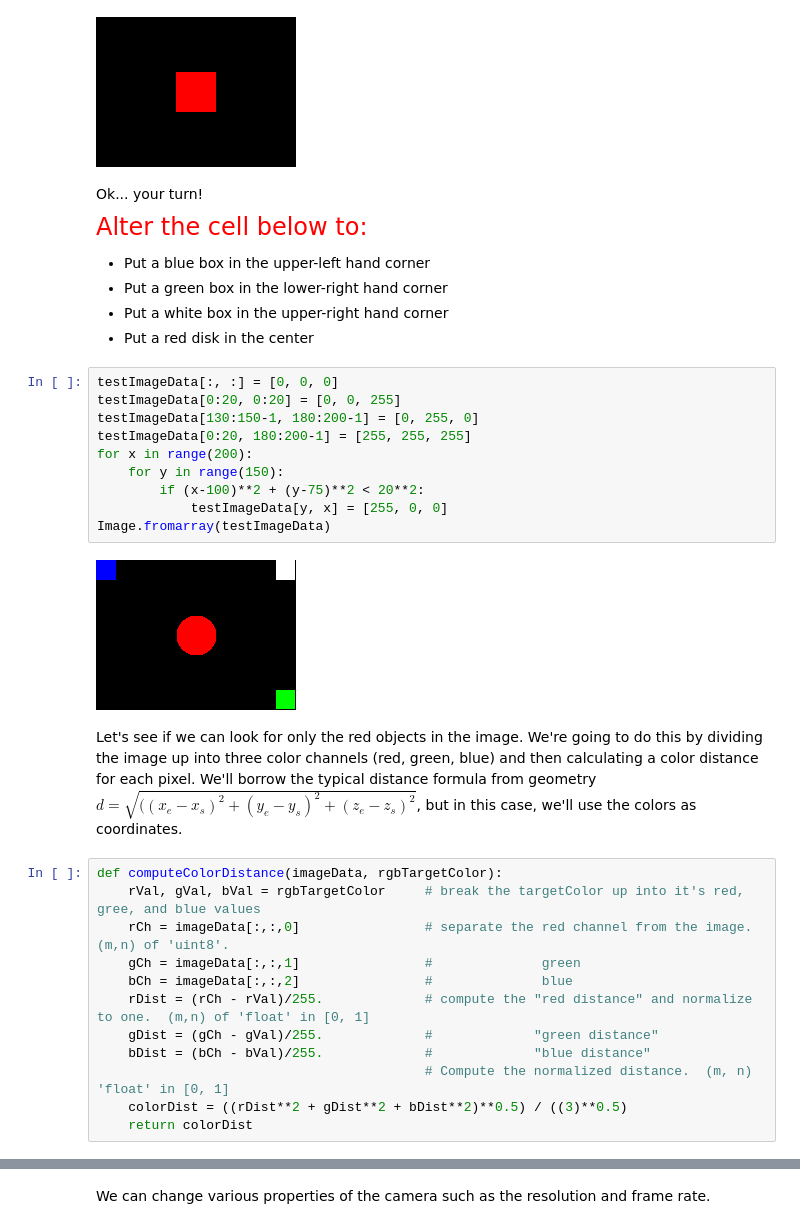
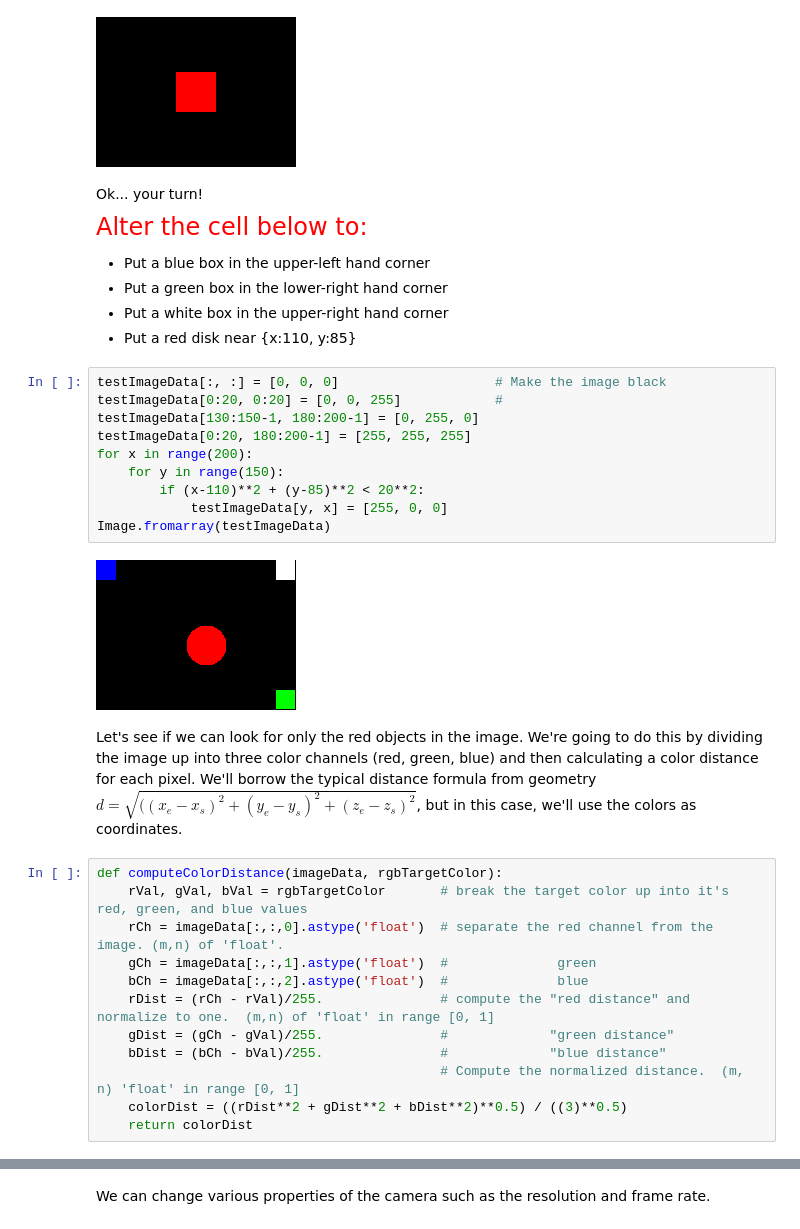
Before and after one commit to brianedw/PyVisionLab, a Jupyter notebook: labSoln.ipynb, the cells around one changed output, grey strips where cells are left out. Saved outputs shown, nothing was run; the diff lists cells and outputs as text.

Commit message:
Finished Image Processing

```diff
--- a/labSoln.ipynb
+++ b/labSoln.ipynb
@@ -54,30 +57,30 @@ Ok... your turn!
 * Put a blue box in the upper-left hand corner
 * Put a green box in the lower-right hand corner
 * Put a white box in the upper-right hand corner
-* Put a red disk in the center
+* Put a red disk near {x:110, y:85}
 # %%
-testImageData[:, :] = [0, 0, 0]
-testImageData[0:20, 0:20] = [0, 0, 255]
+testImageData[:, :] = [0, 0, 0]                    # Make the image black
+testImageData[0:20, 0:20] = [0, 0, 255]            #
 testImageData[130:150-1, 180:200-1] = [0, 255, 0]
 testImageData[0:20, 180:200-1] = [255, 255, 255]
 for x in range(200):
     for y in range(150):
-        if (x-100)**2 + (y-75)**2 < 20**2:
+        if (x-110)**2 + (y-85)**2 < 20**2:
             testImageData[y, x] = [255, 0, 0]
 Image.fromarray(testImageData)
 # %% [output]
-[figure, old version]
+[figure, new version]
 # %% [markdown]
 Let's see if we can look for only the red objects in the image.  We're going to do this by dividing the image up into three color channels (red, green, blue) and then calculating a color distance for each pixel.  We'll borrow the typical distance formula from geometry $d = \sqrt{((x_e - x_s)^2 + (y_e - y_s)^2 + (z_e - z_s)^2}$, but in this case, we'll use the colors as coordinates.
 # %%
 def computeColorDistance(imageData, rgbTargetColor):
-    rVal, gVal, bVal = rgbTargetColor     # break the targetColor up into it's red, gree, and blue values
-    rCh = imageData[:,:,0]                # separate the red channel from the image. (m,n) of 'uint8'.
-    gCh = imageData[:,:,1]                #              green
-    bCh = imageData[:,:,2]                #              blue
-    rDist = (rCh - rVal)/255.             # compute the "red distance" and normalize to one.  (m,n) of 'float' in [0, 1]
-    gDist = (gCh - gVal)/255.             #             "green distance"
-    bDist = (bCh - bVal)/255.             #             "blue distance"
-                                          # Compute the normalized distance.  (m, n) 'float' in [0, 1]
+    rVal, gVal, bVal = rgbTargetColor       # break the target color up into it's red, green, and blue values
+    rCh = imageData[:,:,0].astype('float')  # separate the red channel from the image. (m,n) of 'float'.
+    gCh = imageData[:,:,1].astype('float')  #              green
+    bCh = imageData[:,:,2].astype('float')  #              blue
+    rDist = (rCh - rVal)/255.               # compute the "red distance" and normalize to one.  (m,n) of 'float' in range [0, 1]
+    gDist = (gCh - gVal)/255.               #             "green distance"
+    bDist = (bCh - bVal)/255.               #             "blue distance"
+                                            # Compute the normalized distance.  (m, n) 'float' in range [0, 1]
     colorDist = ((rDist**2 + gDist**2 + bDist**2)**0.5) / ((3)**0.5)
     return colorDist
```
Also changed, not shown: parts of 33 cells of this notebook, 1 other file.
